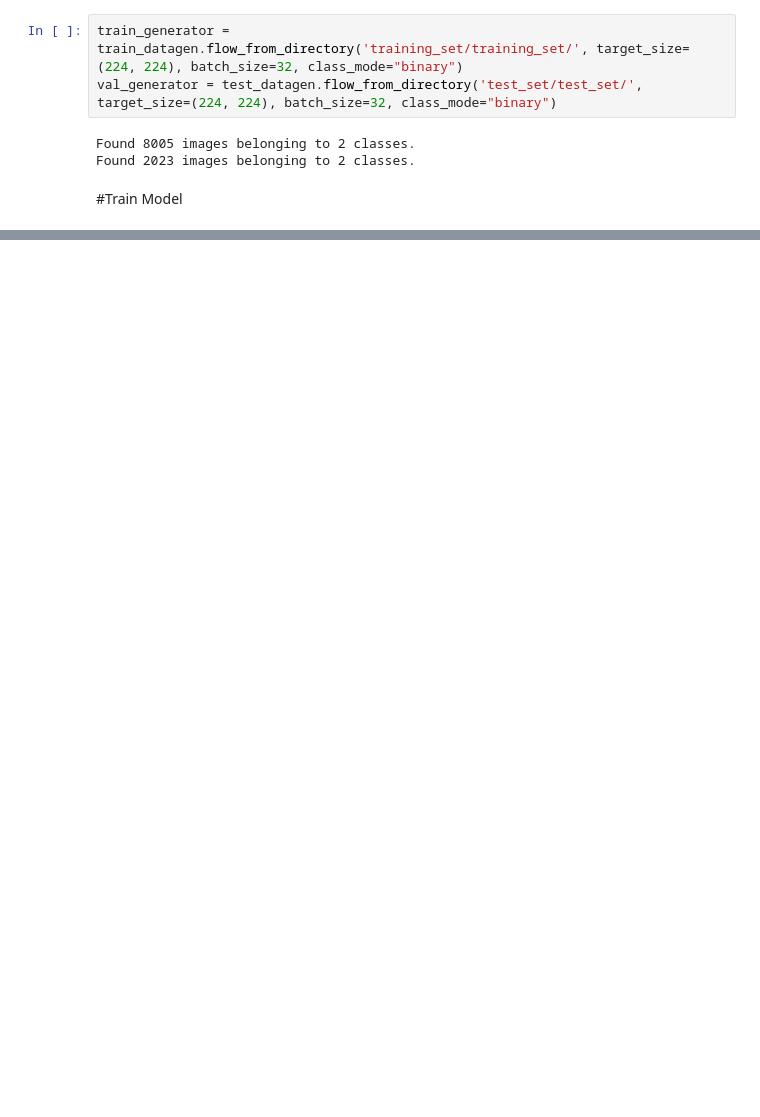
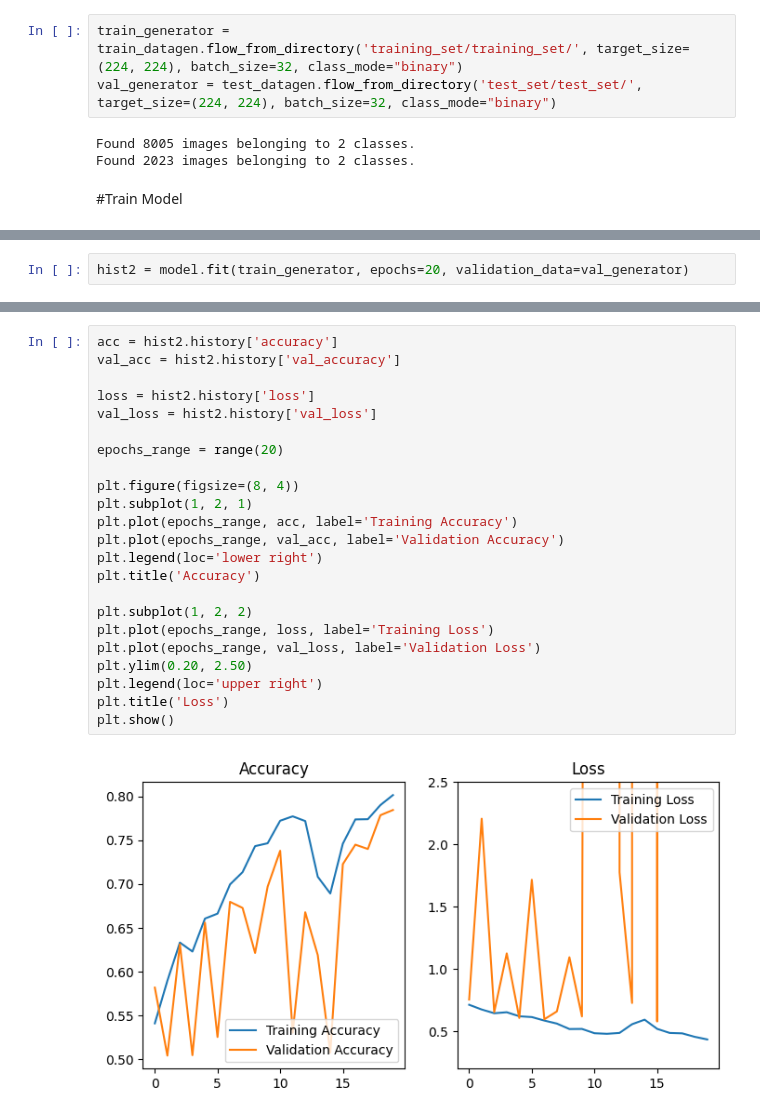
Before and after one commit to p-ranchal/Cat-Dog-Detector, a Jupyter notebook: notebook.ipynb, the cells around one changed output, grey strips where cells are left out. Drawn from its saved outputs; the diff is of its cells as text; blank space fills up the shorter version.

```diff
--- a/notebook.ipynb
+++ b/notebook.ipynb
@@ -126,0 +212,2 @@ Epoch 10/10
+# %%
+hist2 = model.fit(train_generator, epochs=20, validation_data=val_generator)
@@ -126,0 +232,25 @@ Epoch 10/10
+# %%
+acc = hist2.history['accuracy']
+val_acc = hist2.history['val_accuracy']
+
+loss = hist2.history['loss']
+val_loss = hist2.history['val_loss']
+
+epochs_range = range(20)
+
+plt.figure(figsize=(8, 4))
+plt.subplot(1, 2, 1)
+plt.plot(epochs_range, acc, label='Training Accuracy')
+plt.plot(epochs_range, val_acc, label='Validation Accuracy')
+plt.legend(loc='lower right')
+plt.title('Accuracy')
+
+plt.subplot(1, 2, 2)
+plt.plot(epochs_range, loss, label='Training Loss')
+plt.plot(epochs_range, val_loss, label='Validation Loss')
+plt.ylim(0.20, 2.50)
+plt.legend(loc='upper right')
+plt.title('Loss')
+plt.show()
+# %% [output]
+[figure, added]
```
Also changed, not shown: parts of 8 cells of this notebook.
